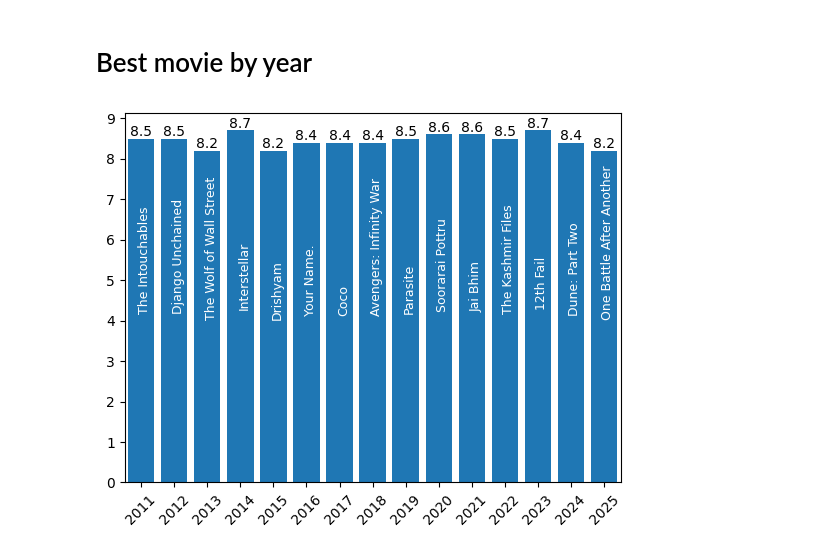
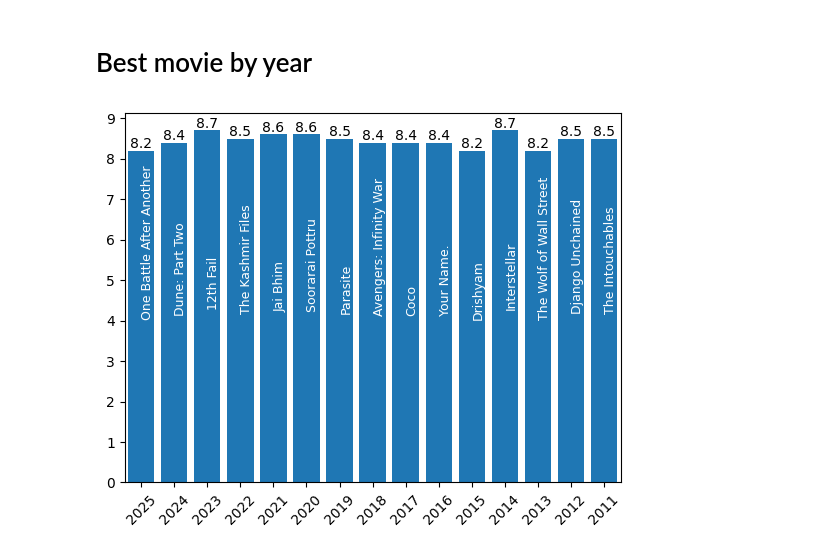
Before and after one commit to prokope/movie-dashboard, a Jupyter notebook: movie_analysis.ipynb, the cells around one changed output. Cells and saved outputs as stored; diff of their text form; code cells hidden in the pictures.

Commit message:
Inverting X axis from Best Movies plot

```diff
--- a/movie_analysis.ipynb
+++ b/movie_analysis.ipynb
@@ -112,32 +112,33 @@ Text(0.5, 1.0, 'Top directors by movies avg. rating')
 # %%
 from matplotlib.ticker import MultipleLocator
 
 # Selecting most famous movies (more than 100k reviews), grouping movies with same year and returning index with greater avg. rating
 best_movies_index = movie_data[(movie_data["numVotes"] >= 100000)].groupby(["startYear"])["averageRating"].idxmax()
 
 best_movies = movie_data.loc[best_movies_index][["primaryTitle", "startYear", "averageRating"]]
 
 best_movies = best_movies.set_index("startYear")
 
 best_movies = best_movies.sort_values(by="startYear", ascending=False)
 
 best_movies = best_movies.iloc[0:15]
 
 fig, ax = plt.subplots()
 
 plt.xticks(rotation=45)
 ax.xaxis.set_major_locator(MultipleLocator(1))
 ax.yaxis.set_major_locator(MultipleLocator(1))
 
 ax.set_xlim(best_movies.index.min() - 0.5, best_movies.index.max() + 0.5)
 
 bars = ax.bar(best_movies.index, best_movies["averageRating"])
 ax.bar_label(bars)
+ax.invert_xaxis()
 
 for bar, (_, row) in zip(bars, best_movies.iterrows()):
   x = bar.get_x()
   width = bar.get_width()
   height = bar.get_height()
-  ax.text(x + (width / 2.5), height / 2, row["primaryTitle"], fontsize=9, color="white", rotation=90)
+  ax.text(x + (width / 2), height / 2, row["primaryTitle"], fontsize=9, color="white", rotation=90)
 # %% [output]
-[figure, old version]
+[figure, new version]
```
Also changed, not shown: parts of 2 cells of this notebook.
